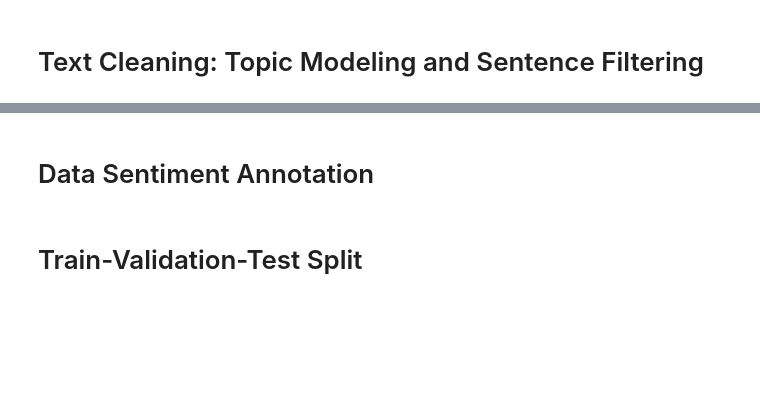
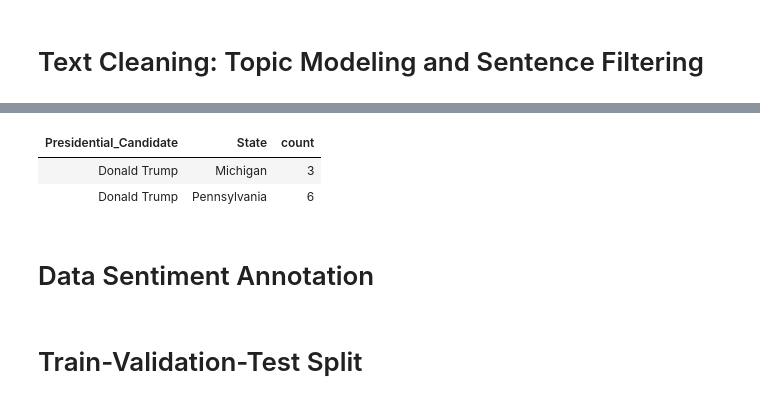
Before and after one commit to u-Kuro/Thesis-2024-U.S.-Presidential-Election-Sentiment-Analysis, a Jupyter notebook: main.ipynb, the cells around one changed output, grey strips where cells are left out. Drawn from its saved outputs; the diff is of its cells as text; code cells hidden in the pictures; blank space fills up the shorter version.

```diff
--- a/main.ipynb
+++ b/main.ipynb
@@ -463,32 +499,32 @@ list_of_related_sentences.head()
 # %%
 """
 Sa tingin ko need natin 5k sentences minimum for Related di lang for gathered.
 Kasi mamaya 5k Unrelated Sentences nakuha natin tas 100 lang dun Related with candidate & state.
 
 Ang naiisip ko since 6 Combination = 3 candidate * 2 state
 Gawin natin 5000/6 = 834 Related Sentences required set natin as minimum per Combination
 
 Trump  - Arizona      = 834 Related Sentences
 Harris - Arizona      = 834 Related Sentences
 Trump  - Michigan     = 834 Related Sentences
 Harris - Michigan     = 834 Related Sentences
 Trump  - Pennsylvania = 834 Related Sentences
 Harris - Pennsylvania = 834 Related Sentences
                      --------------------------
                       ~5000 Related Sentences
 """
-def print_statistics():
-    df = pd.read_csv(related_transcript_sentences_filename)
-
-    # Group by candidate and state and count
-    stats = df.groupby(["Presidential_Candidate", "State"]).size().reset_index(name="count")
-
-    print("\nSentence counts per candidate and state:")
-    print("----------------------------------------")
-    for _, row in stats.iterrows():
-        print(f'{row["Presidential_Candidate"]} - {row["State"]}: {row["count"]} sentences')
-
-print_statistics()
+(
+    pd
+    .read_csv(related_transcript_sentences_filename)
+    .groupby(["Presidential_Candidate", "State"])
+    .size()
+    .reset_index(name="count")
+    .style.hide(axis="index")
+)
+# %% [output]
+| Presidential_Candidate | State | count |
+| Donald Trump | Michigan | 3 |
+| Donald Trump | Pennsylvania | 6 |
 # %% [markdown]
 # Data Sentiment Annotation
 # %% [markdown]
```
Also changed, not shown: parts of 8 cells of this notebook.
